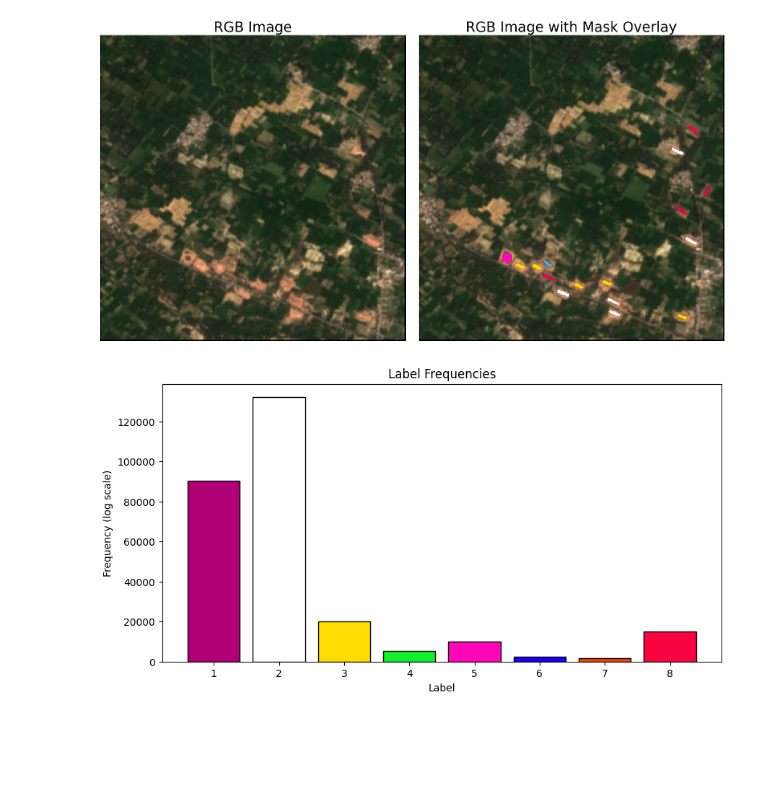
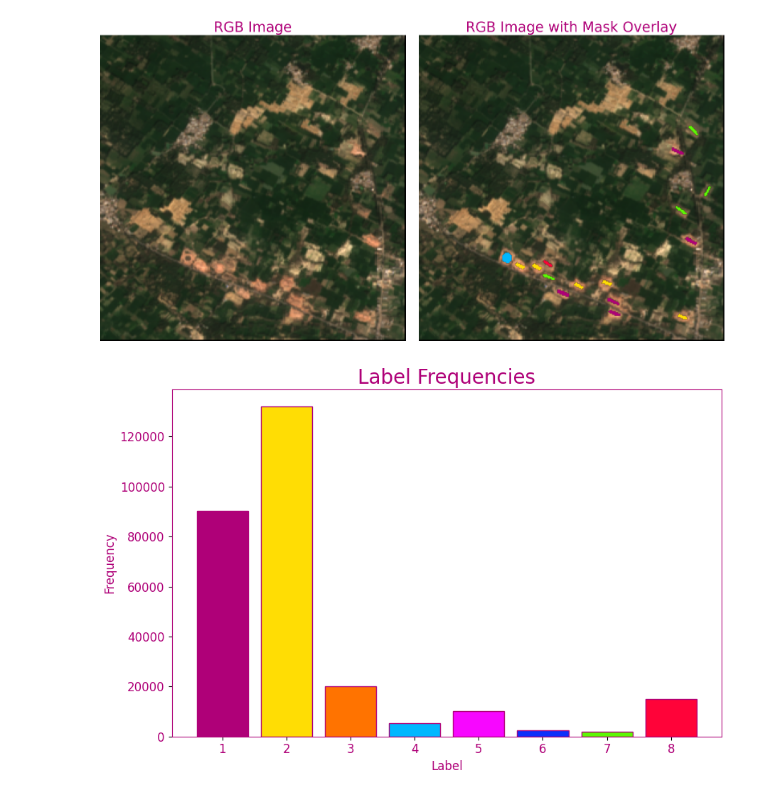
Before and after one commit to SimonLuttmann/brick_furnace_detection, a Jupyter notebook: arne/visualization.ipynb, the cells around one changed output. Saved outputs shown, nothing was run; the diff lists cells and outputs as text; code cells hidden in the pictures; blank space fills up the shorter version.

Commit message:
added title font size to visualization

```diff
--- a/arne/visualization.ipynb
+++ b/arne/visualization.ipynb
@@ -62,14 +37,14 @@ plt.imshow(rgb_img)
 
 
 colors = [
-    "#FFFFFF",  # RotAF0078
-    "#ffdd04",  # Grün
-    "#10f02e",  # Gelb
-    "#ff07b9",  # Blau
-    "#1900f6",  # Orange
-    "#FF4400",  # Lila
-    "#f80441",  # Cyan
-    '#3ab9fd'   # Pink
+    "#AF0078",
+    "#ffdd04",
+    "#ff7300",
+    "#00b7ff",
+    "#f707ff",
+    "#0D30FAFF",
+    "#5df804",
+    "#ff0339"
 ]
 
 # Erstelle Colormap
@@ -80,48 +55,66 @@ cmap_8 = ListedColormap(colors)
 
 # Overlay mask: where mask_image1 > 0, show in red with some transparency
 plt.imshow(np.ma.masked_where(tif_mask <= 0, tif_mask), cmap=cmap_8)
-plt.title('RGB Image with Mask Overlay', fontsize=25)
+plt.title('RGB Image with Mask Overlay', fontsize=25, color ='#AF0078')
 plt.axis('off')
 
 plt.subplot(1, 2, 1)
 plt.imshow(rgb_img)
-plt.title('RGB Image', fontsize=25)
+plt.title('RGB Image', fontsize=25, color ='#AF0078')
 plt.axis('off')
 
 plt.tight_layout()
 plt.show()
 # %% [output]
-[figure, old version]
+[figure, new version]
 # %%
-Label_frequencies: {0: 391365751, 1: 90363, 2: 132137, 3: 20223, 4: 5369, 5: 10022, 6: 2422, 7: 1843, 8: 15006}
-
 import matplotlib.pyplot as plt
 
+# Label-Frequenzen (ohne Klasse 0)
 label_freq = {1: 90363, 2: 132137, 3: 20223, 4: 5369, 5: 10022, 6: 2422, 7: 1843, 8: 15006}
 labels = list(label_freq.keys())
 counts = list(label_freq.values())
 
+# Farben für die Balken
 colors = [
-    "#AF0078",  # RotAF0078
-    "#FFFFFF",  # RotAF0078
-    "#ffdd04",  # Grün
-    "#10f02e",  # Gelb
-    "#ff07b9",  # Blau
-    "#1900f6",  # Orange
-    "#FF4400",  # Lila
-    "#f80441",  # Cyan
-    '#3ab9fd'   # Pink
+    "#AF0078",
+    "#ffdd04",
+    "#ff7300",
+    "#00b7ff",
+    "#f707ff",
+    "#0D30FAFF",
+    "#5df804",
+    "#ff0339"
 ]
 
+# Farbe für UI-Elemente (Achsen, Titel, Labels usw.)
+ui_color = '#AF0078'
 
+# Plot
+plt.figure(figsize=(9, 6))
+bars = plt.bar(labels, counts, color=colors, edgecolor=ui_color)
 
-plt.figure(figsize=(10, 5))
-bars = plt.bar(labels, counts, color=colors, edgecolor='black')
-#plt.yscale('log')
-plt.xlabel('Label')
-plt.ylabel('Frequency (log scale)')
-plt.title('Label Frequencies')
-plt.xticks(labels)
+# Schriftgrößen
+label_fontsize = 12
+tick_fontsize = 12
+title_fontsize = 20
+
+# Achsentitel & Titel einfärben
+plt.xlabel('Label', color=ui_color, fontsize=label_fontsize)
+plt.ylabel('Frequency', color=ui_color, fontsize=label_fontsize)
+plt.title('Label Frequencies', color=ui_color, fontsize=title_fontsize)
+
+# Ticks einfärben und Schriftgröße setzen
+plt.xticks(labels, color=ui_color, fontsize=tick_fontsize)
+plt.yticks(color=ui_color, fontsize=tick_fontsize)
+
+# Achsenränder einfärben
+ax = plt.gca()
+for spine in ax.spines.values():
+    spine.set_color(ui_color)
+
+plt.tight_layout()
 plt.show()
+#
 # %% [output]
-[figure, old version]
+[figure, new version]
```
Also changed, not shown: parts of 2 cells of this notebook.
